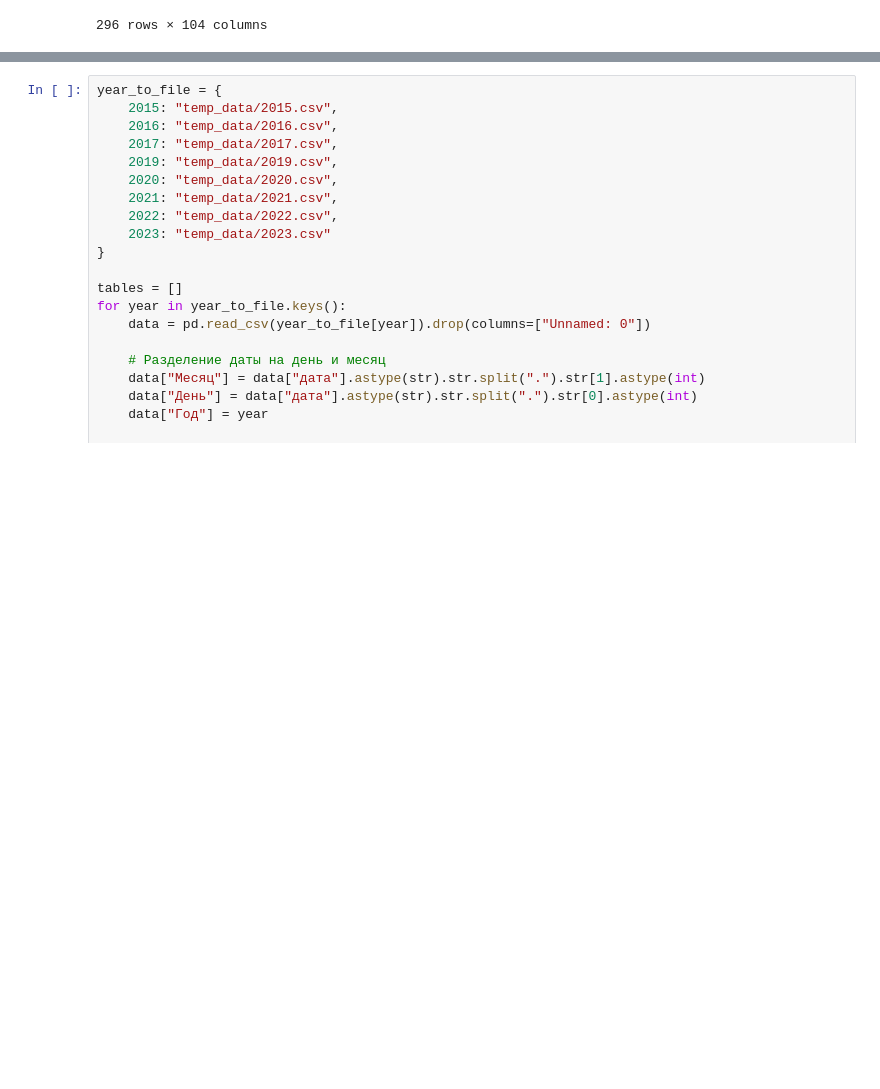
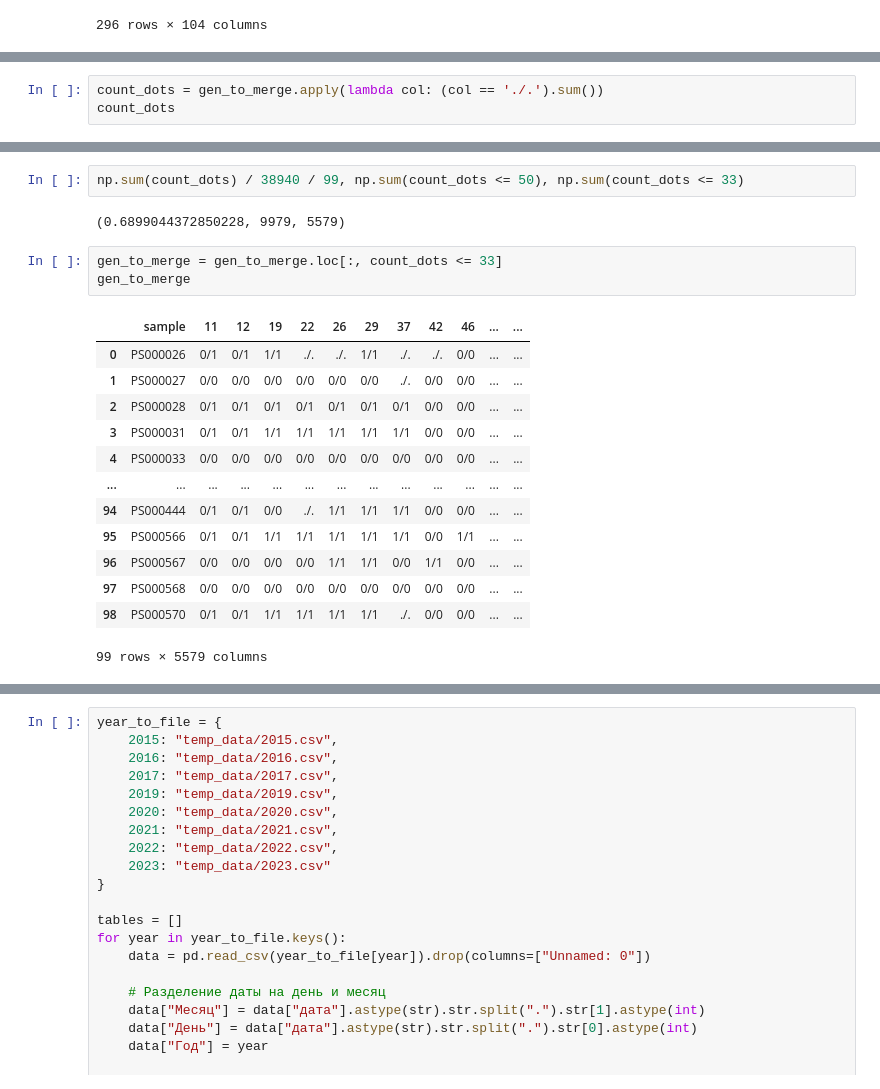
Before and after one commit to eMasov/AgroHack-Amalgama, a Jupyter notebook: AgroHack EDA.ipynb, the cells around one changed output, grey strips where cells are left out. Saved outputs shown, nothing was run; the diff lists cells and outputs as text; blank space fills up the shorter version.

```diff
--- a/AgroHack EDA.ipynb
+++ b/AgroHack EDA.ipynb
@@ -284,0 +309,3 @@ Index(['Время  (UTC)', 'дата', 'Ветер', '(напр.,м/с)', 'Ви
+# %%
+count_dots = gen_to_merge.apply(lambda col: (col == './.').sum())
+count_dots
@@ -284,0 +325,21 @@ Index(['Время  (UTC)', 'дата', 'Ветер', '(напр.,м/с)', 'Ви
+# %%
+np.sum(count_dots) / 38940 / 99, np.sum(count_dots <= 50), np.sum(count_dots <= 33)
+# %% [output]
+(0.6899044372850228, 9979, 5579)
+# %%
+gen_to_merge = gen_to_merge.loc[:, count_dots <= 33]
+gen_to_merge
+# %% [output]
+|  | sample | 11 | 12 | 19 | 22 | 26 | 29 | 37 | 42 | 46 | ... | ... |
+| 0 | PS000026 | 0/1 | 0/1 | 1/1 | ./. | ./. | 1/1 | ./. | ./. | 0/0 | ... | ... |
+| 1 | PS000027 | 0/0 | 0/0 | 0/0 | 0/0 | 0/0 | 0/0 | ./. | 0/0 | 0/0 | ... | ... |
+| 2 | PS000028 | 0/1 | 0/1 | 0/1 | 0/1 | 0/1 | 0/1 | 0/1 | 0/0 | 0/0 | ... | ... |
+| 3 | PS000031 | 0/1 | 0/1 | 1/1 | 1/1 | 1/1 | 1/1 | 1/1 | 0/0 | 0/0 | ... | ... |
+| 4 | PS000033 | 0/0 | 0/0 | 0/0 | 0/0 | 0/0 | 0/0 | 0/0 | 0/0 | 0/0 | ... | ... |
+| ... | ... | ... | ... | ... | ... | ... | ... | ... | ... | ... | ... | ... |
+| 94 | PS000444 | 0/1 | 0/1 | 0/0 | ./. | 1/1 | 1/1 | 1/1 | 0/0 | 0/0 | ... | ... |
+| 95 | PS000566 | 0/1 | 0/1 | 1/1 | 1/1 | 1/1 | 1/1 | 1/1 | 0/0 | 1/1 | ... | ... |
+| 96 | PS000567 | 0/0 | 0/0 | 0/0 | 0/0 | 1/1 | 1/1 | 0/0 | 1/1 | 0/0 | ... | ... |
+| 97 | PS000568 | 0/0 | 0/0 | 0/0 | 0/0 | 0/0 | 0/0 | 0/0 | 0/0 | 0/0 | ... | ... |
+| 98 | PS000570 | 0/1 | 0/1 | 1/1 | 1/1 | 1/1 | 1/1 | ./. | 0/0 | 0/0 | ... | ... |
+99 rows × 5579 columns
```
Also changed, not shown: parts of 18 cells of this notebook.
